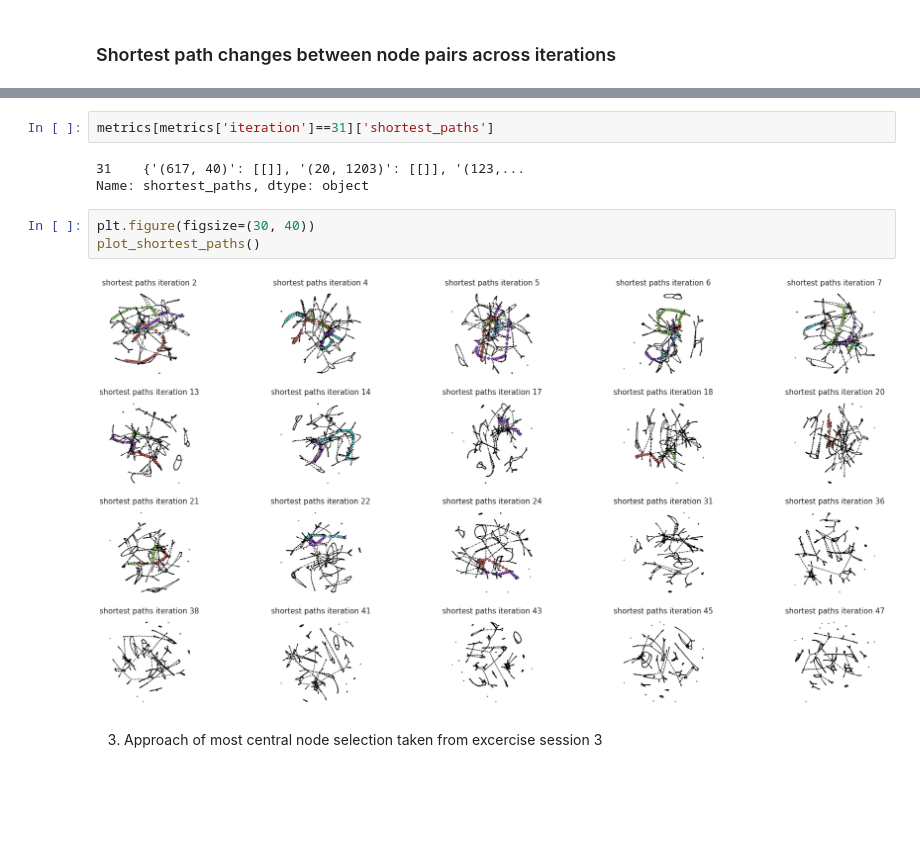
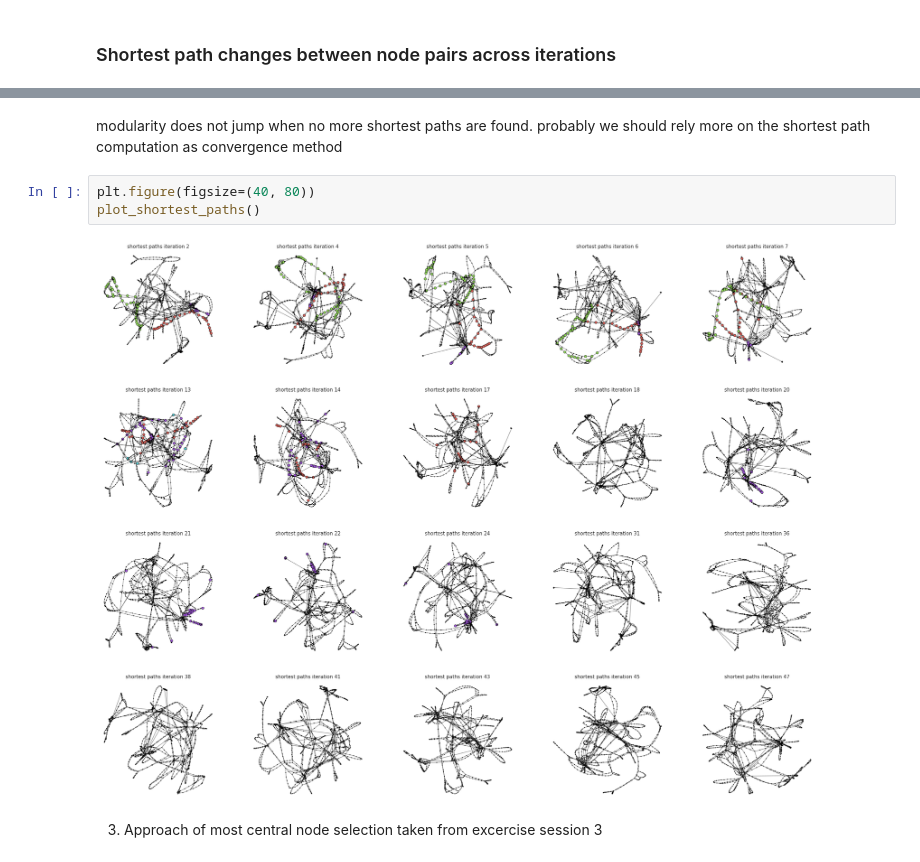
Before and after one commit to G-Donkey/Analysis_of_Large_Scale_Social_Networks, a Jupyter notebook: Zurich.ipynb, the cells around one changed output, grey strips where cells are left out. Cells and saved outputs as stored; diff of their text form; blank space fills up the shorter version.

```diff
--- a/Zurich.ipynb
+++ b/Zurich.ipynb
@@ -335,13 +354,10 @@ ITER49 n_nodes for (617, 40): 0, ITER49 n_nodes for (20, 1203): 0, ITER49 n_node
-# %%
-metrics[metrics['iteration']==31]['shortest_paths']
-# %% [output]
-31    {'(617, 40)': [[]], '(20, 1203)': [[]], '(123,...
-Name: shortest_paths, dtype: object
+# %% [markdown]
+modularity does not jump when no more shortest paths are found. probably we should rely more on the shortest path computation as convergence method
 # %%
-plt.figure(figsize=(30, 40))
+plt.figure(figsize=(40, 80))
 plot_shortest_paths()
 # %% [output]
-[figure, old version]
+[figure, new version]
 # %% [markdown]
 3) Approach of most central node selection taken from excercise session 3
 # %%
```
Also changed, not shown: parts of 17 cells of this notebook.
